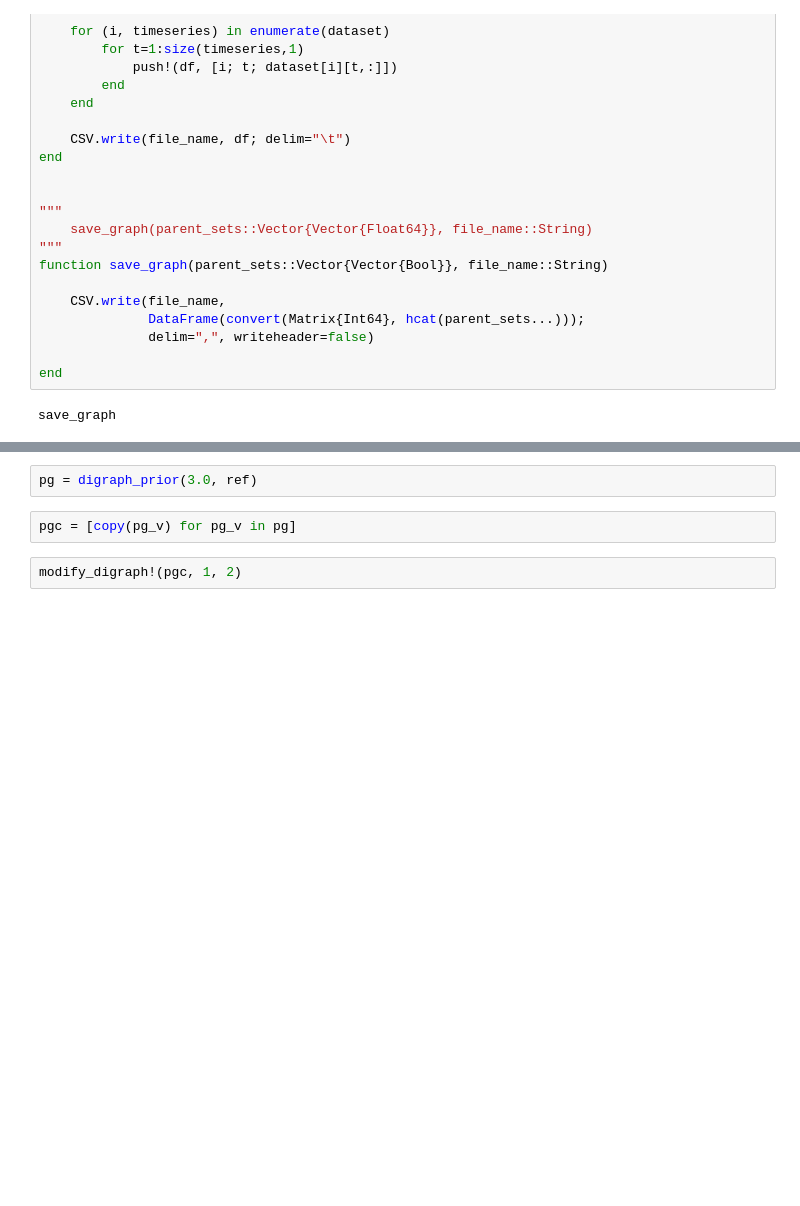
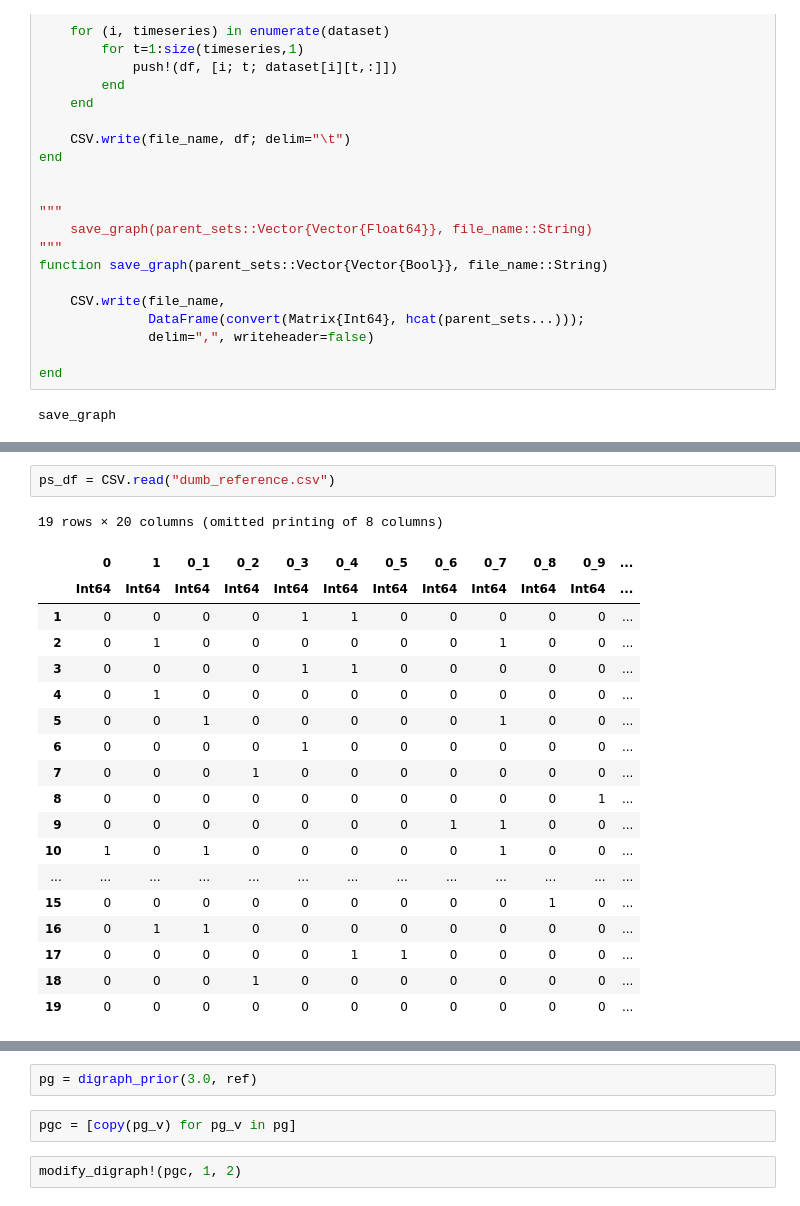
Before and after one commit to gitter-lab/ssps, a Jupyter notebook: julia-project/simulation-study-tinkering.ipynb, the cells around one changed output, grey strips where cells are left out. Cells and saved outputs as stored; diff of their text form; blank space fills up the shorter version.

```diff
--- a/julia-project/simulation-study-tinkering.ipynb
+++ b/julia-project/simulation-study-tinkering.ipynb
@@ -334,0 +436,22 @@ save_graph(mod_ref, "dumb_graph_saved.csv")
+# %%
+ps_df = CSV.read("dumb_reference.csv")
+# %% [output]
+19 rows × 20 columns (omitted printing of 8 columns)
+|  | 0 | 1 | 0_1 | 0_2 | 0_3 | 0_4 | 0_5 | 0_6 | 0_7 | 0_8 | 0_9 | ... |
+|  | Int64 | Int64 | Int64 | Int64 | Int64 | Int64 | Int64 | Int64 | Int64 | Int64 | Int64 | ... |
+| 1 | 0 | 0 | 0 | 0 | 1 | 1 | 0 | 0 | 0 | 0 | 0 | ... |
+| 2 | 0 | 1 | 0 | 0 | 0 | 0 | 0 | 0 | 1 | 0 | 0 | ... |
+| 3 | 0 | 0 | 0 | 0 | 1 | 1 | 0 | 0 | 0 | 0 | 0 | ... |
+| 4 | 0 | 1 | 0 | 0 | 0 | 0 | 0 | 0 | 0 | 0 | 0 | ... |
+| 5 | 0 | 0 | 1 | 0 | 0 | 0 | 0 | 0 | 1 | 0 | 0 | ... |
+| 6 | 0 | 0 | 0 | 0 | 1 | 0 | 0 | 0 | 0 | 0 | 0 | ... |
+| 7 | 0 | 0 | 0 | 1 | 0 | 0 | 0 | 0 | 0 | 0 | 0 | ... |
+| 8 | 0 | 0 | 0 | 0 | 0 | 0 | 0 | 0 | 0 | 0 | 1 | ... |
+| 9 | 0 | 0 | 0 | 0 | 0 | 0 | 0 | 1 | 1 | 0 | 0 | ... |
+| 10 | 1 | 0 | 1 | 0 | 0 | 0 | 0 | 0 | 1 | 0 | 0 | ... |
+| ... | ... | ... | ... | ... | ... | ... | ... | ... | ... | ... | ... | ... |
+| 15 | 0 | 0 | 0 | 0 | 0 | 0 | 0 | 0 | 0 | 1 | 0 | ... |
+| 16 | 0 | 1 | 1 | 0 | 0 | 0 | 0 | 0 | 0 | 0 | 0 | ... |
+| 17 | 0 | 0 | 0 | 0 | 0 | 1 | 1 | 0 | 0 | 0 | 0 | ... |
+| 18 | 0 | 0 | 0 | 1 | 0 | 0 | 0 | 0 | 0 | 0 | 0 | ... |
+| 19 | 0 | 0 | 0 | 0 | 0 | 0 | 0 | 0 | 0 | 0 | 0 | ... |
```
Also changed, not shown: parts of 16 cells of this notebook, 5 other files.
